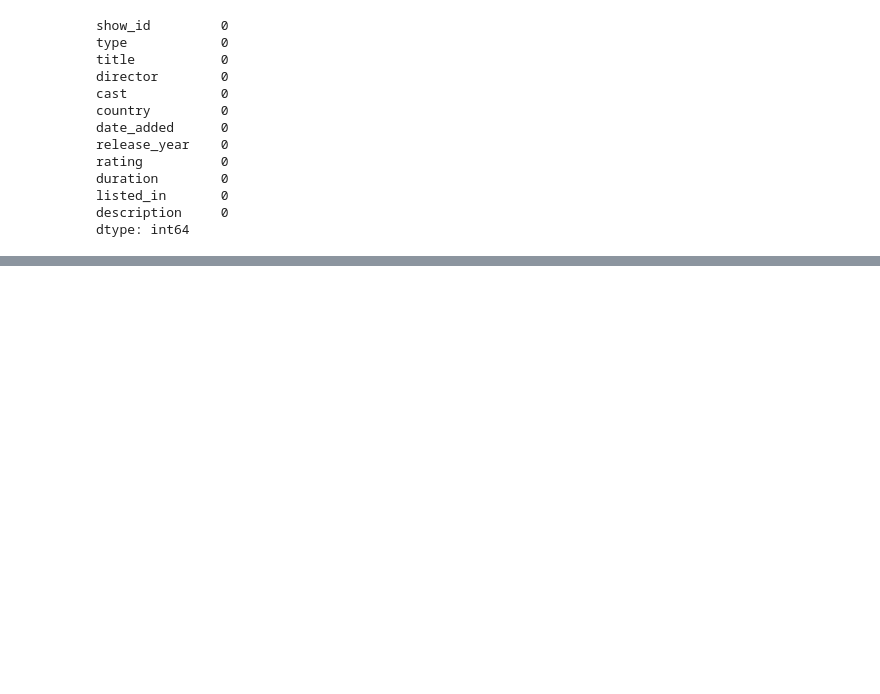
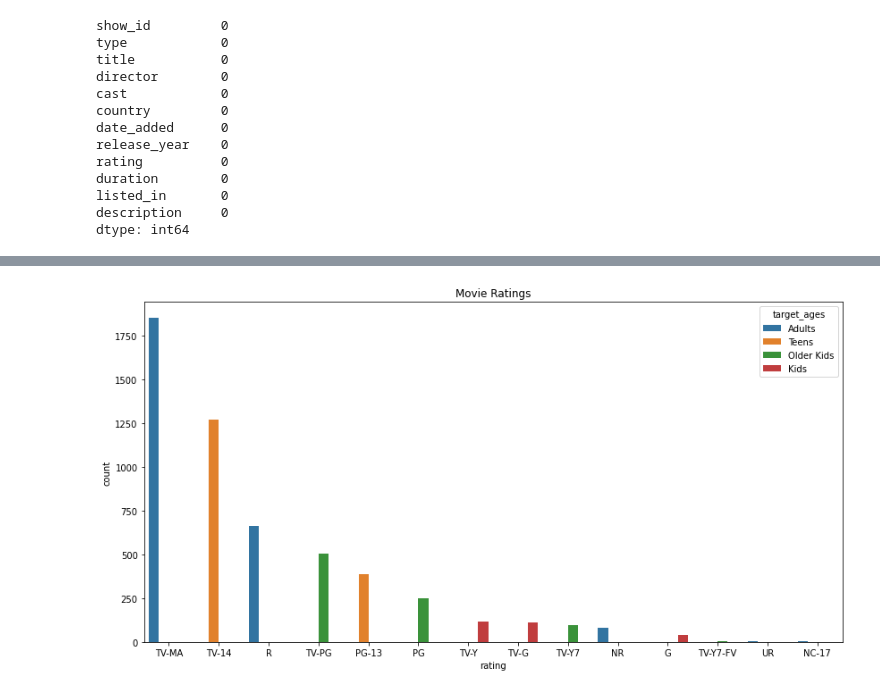
Before and after one commit to Dany511/Netflix_Movies_and_TvShows_Clustering, a Jupyter notebook: Capstone_4.ipynb, the cells around one changed output, grey strips where cells are left out. Cells and saved outputs as stored; diff of their text form; code cells hidden in the pictures; blank space fills up the shorter version.

```diff
--- a/Capstone_4.ipynb
+++ b/Capstone_4.ipynb
@@ -218,0 +304,8 @@ df['listed_in'] = df['listed_in'].apply(lambda x: x.split(',')[0])
+# %%
+#Movie ratings based on Target age groups
+plt.figure(figsize=(14,7))
+plt.title('Movie Ratings')
+sns.countplot(x=movies['rating'],hue=movies['target_ages'],data=movies,order=movies['rating'].value_counts().index)
+plt.show()
+# %% [output]
+[figure, added]
```
Also changed, not shown: parts of 25 cells of this notebook.
